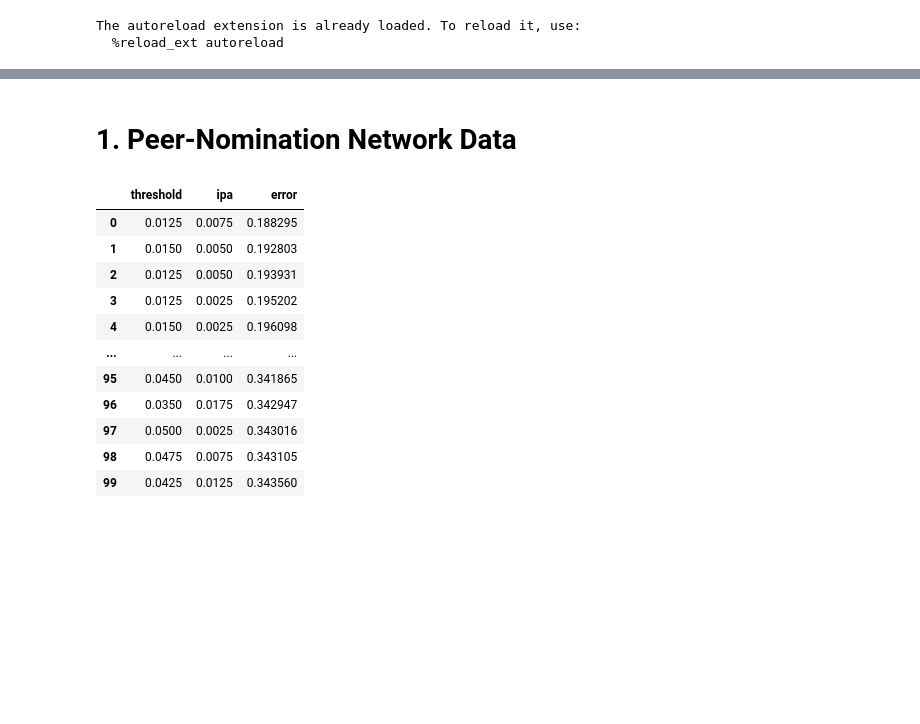
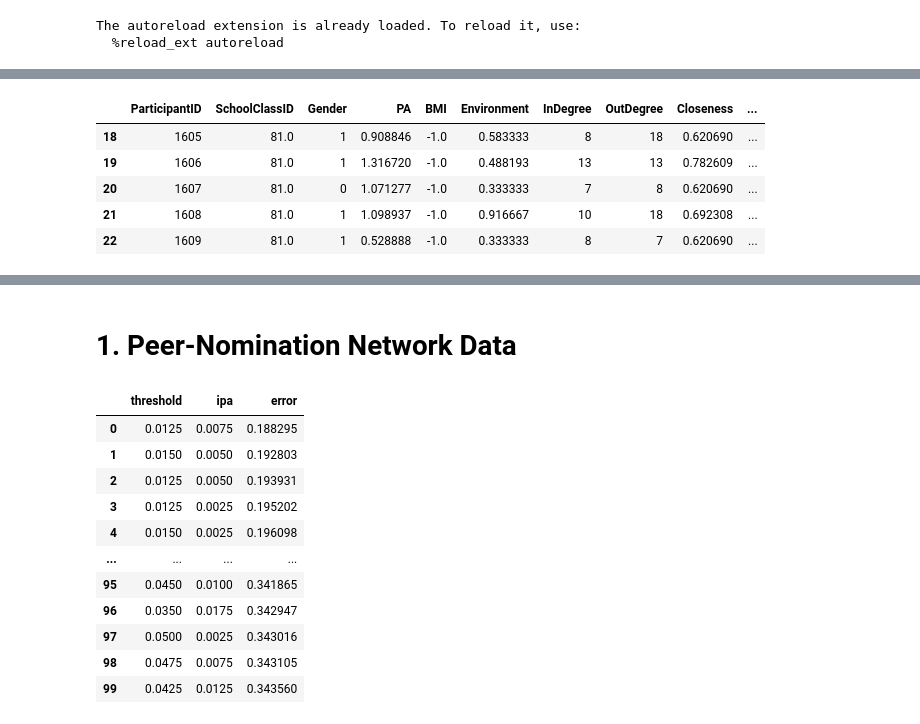
Before and after one commit to MovezNetwork/ABM-PA, a Jupyter notebook: notebooks/simulation_interventions.ipynb, the cells around one changed output, grey strips where cells are left out. Cells and saved outputs as stored; diff of their text form; code cells hidden in the pictures; blank space fills up the shorter version.

Commit message:
Adding Social Facilitation Population logic

```diff
--- a/notebooks/simulation_interventions.ipynb
+++ b/notebooks/simulation_interventions.ipynb
@@ -33,0 +36,2 @@ simulation =  s.Simulation()
+# %%
+df_network, df_ego = simulation.PeerNominatedDataPopulation.population_network_summary(simulation.PeerNominatedDataPopulation.graph)
@@ -33,0 +47,9 @@ simulation =  s.Simulation()
+# %%
+df_ego.head()
+# %% [output]
+|  | ParticipantID | SchoolClassID | Gender | PA | BMI | Environment | InDegree | OutDegree | Closeness | ... |
+| 18 | 1605 | 81.0 | 1 | 0.908846 | -1.0 | 0.583333 | 8 | 18 | 0.620690 | ... |
+| 19 | 1606 | 81.0 | 1 | 1.316720 | -1.0 | 0.488193 | 13 | 13 | 0.782609 | ... |
+| 20 | 1607 | 81.0 | 0 | 1.071277 | -1.0 | 0.333333 | 7 | 8 | 0.620690 | ... |
+| 21 | 1608 | 81.0 | 1 | 1.098937 | -1.0 | 0.916667 | 10 | 18 | 0.692308 | ... |
+| 22 | 1609 | 81.0 | 1 | 0.528888 | -1.0 | 0.333333 | 8 | 7 | 0.620690 | ... |
```
Also changed, not shown: parts of 5 cells of this notebook, 2 other files.
